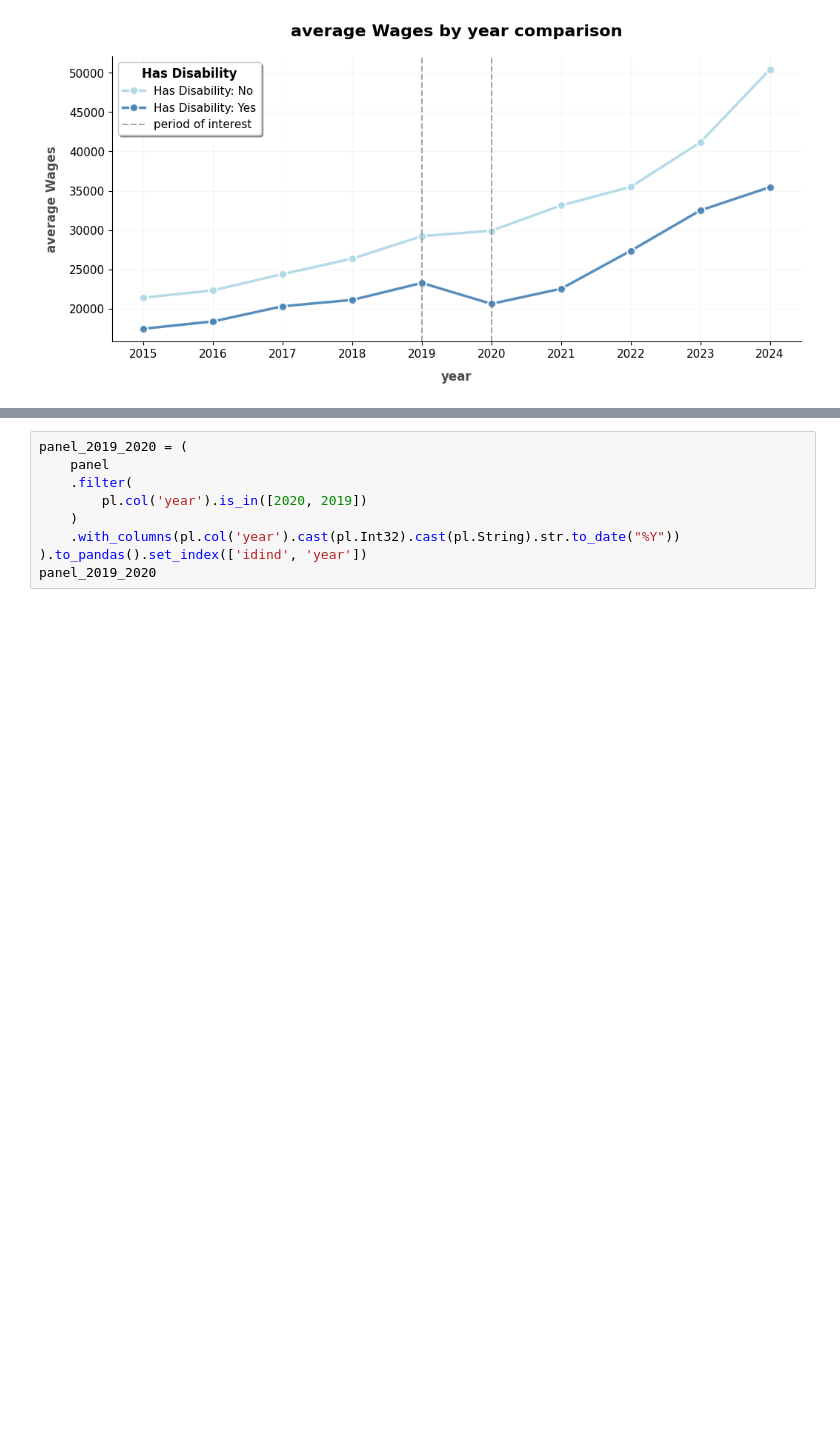
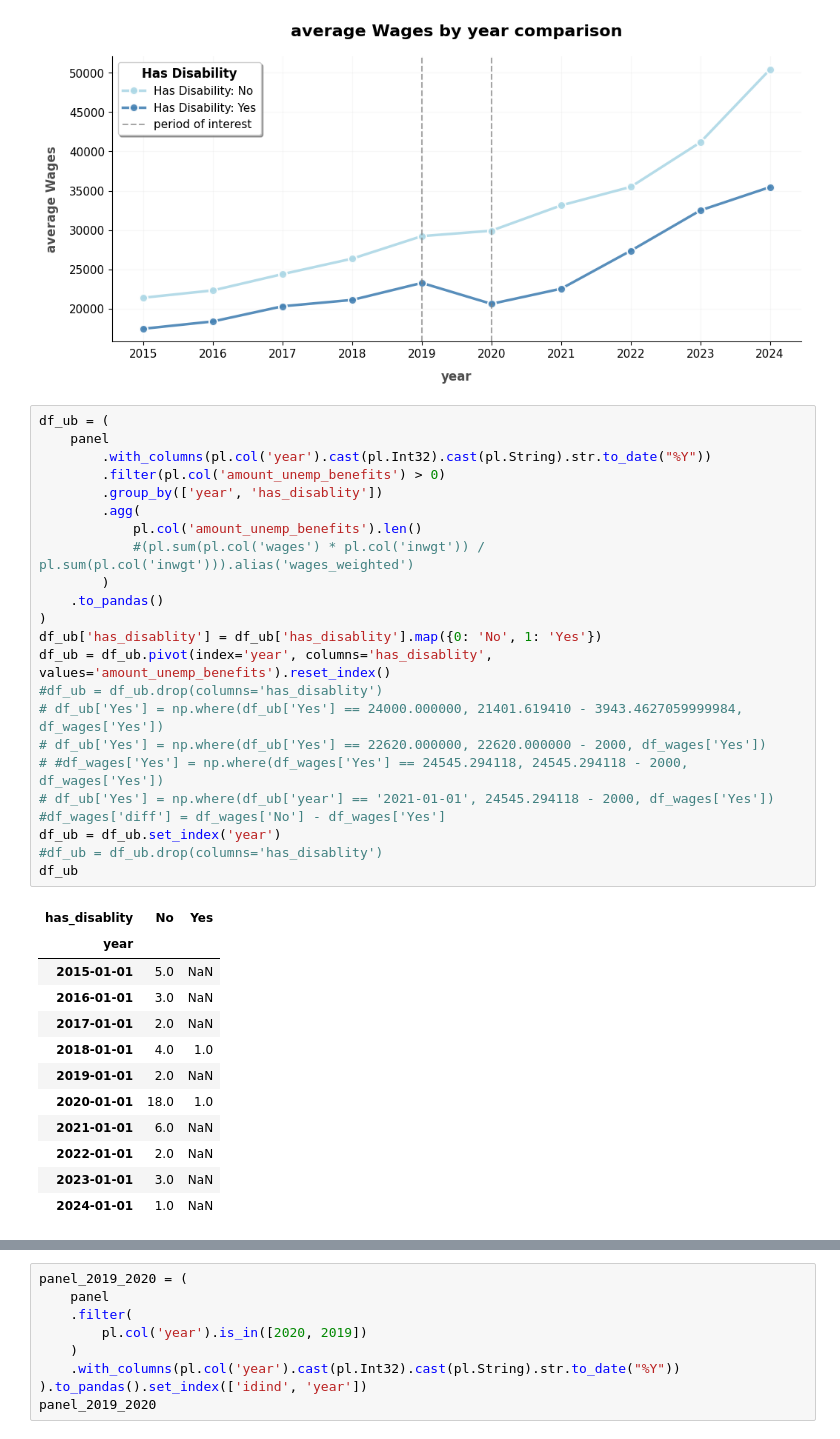
Before and after one commit to DmitriMt/master_thesis, a Jupyter notebook: notebooks/model_wages.ipynb, the cells around one changed output, grey strips where cells are left out. Cells and saved outputs as stored; diff of their text form; blank space fills up the shorter version.

```diff
--- a/notebooks/model_wages.ipynb
+++ b/notebooks/model_wages.ipynb
@@ -402,3 +402,39 @@ legend.get_title().set_fontweight('bold')
 plt.savefig('../notebooks/agerage_wages_comparison.png')
 # %% [output]
 [figure]
+# %%
+df_ub = (
+    panel
+        .with_columns(pl.col('year').cast(pl.Int32).cast(pl.String).str.to_date("%Y"))
+        .filter(pl.col('amount_unemp_benefits') > 0)
+        .group_by(['year', 'has_disablity'])
+        .agg(
+            pl.col('amount_unemp_benefits').len()
+            #(pl.sum(pl.col('wages') * pl.col('inwgt')) / pl.sum(pl.col('inwgt'))).alias('wages_weighted')
+        )
+    .to_pandas()
+)
+df_ub['has_disablity'] = df_ub['has_disablity'].map({0: 'No', 1: 'Yes'})
+df_ub = df_ub.pivot(index='year', columns='has_disablity', values='amount_unemp_benefits').reset_index()
+#df_ub = df_ub.drop(columns='has_disablity')
+# df_ub['Yes'] = np.where(df_ub['Yes'] == 24000.000000, 21401.619410 - 3943.4627059999984, df_wages['Yes'])
+# df_ub['Yes'] = np.where(df_ub['Yes'] == 22620.000000, 22620.000000 - 2000, df_wages['Yes'])
+# #df_wages['Yes'] = np.where(df_wages['Yes'] == 24545.294118, 24545.294118 - 2000, df_wages['Yes'])
+# df_ub['Yes'] = np.where(df_ub['year'] == '2021-01-01', 24545.294118 - 2000, df_wages['Yes'])
+#df_wages['diff'] = df_wages['No'] - df_wages['Yes']
+df_ub = df_ub.set_index('year')
+#df_ub = df_ub.drop(columns='has_disablity')
+df_ub
+# %% [output]
+| has_disablity | No | Yes |
+| year |  |  |
+| 2015-01-01 | 5.0 | NaN |
+| 2016-01-01 | 3.0 | NaN |
+| 2017-01-01 | 2.0 | NaN |
+| 2018-01-01 | 4.0 | 1.0 |
+| 2019-01-01 | 2.0 | NaN |
+| 2020-01-01 | 18.0 | 1.0 |
+| 2021-01-01 | 6.0 | NaN |
+| 2022-01-01 | 2.0 | NaN |
+| 2023-01-01 | 3.0 | NaN |
+| 2024-01-01 | 1.0 | NaN |
```
Also changed, not shown: parts of 2 cells of this notebook, 9 other files.
